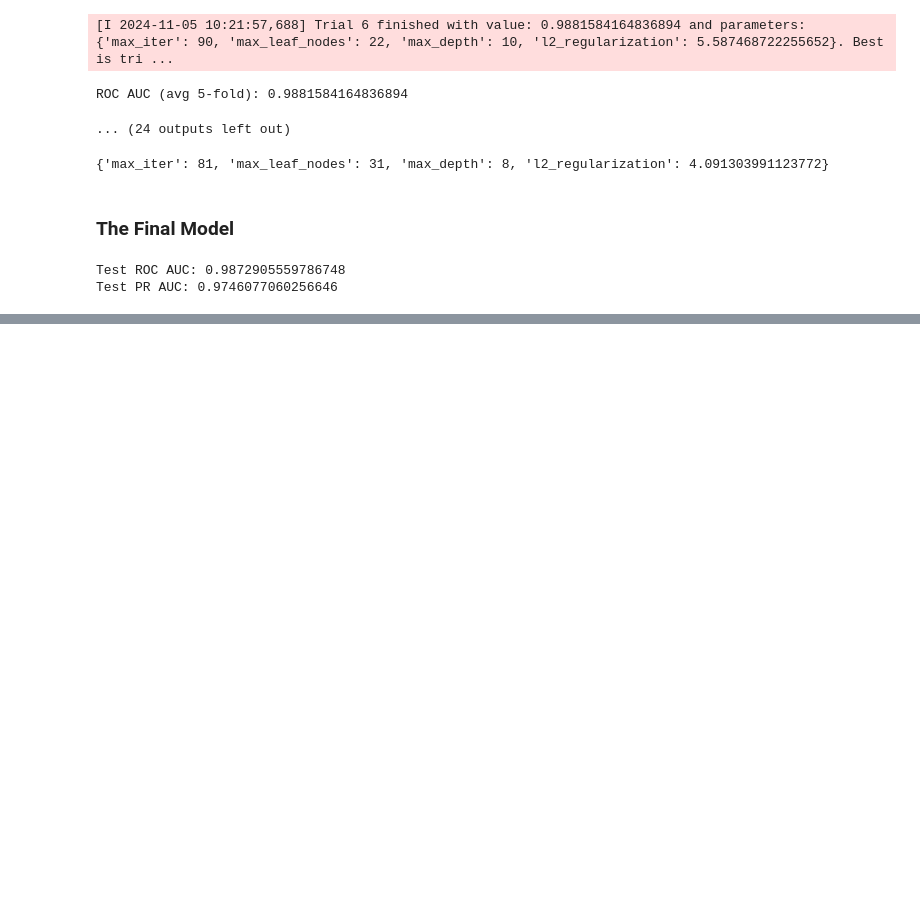
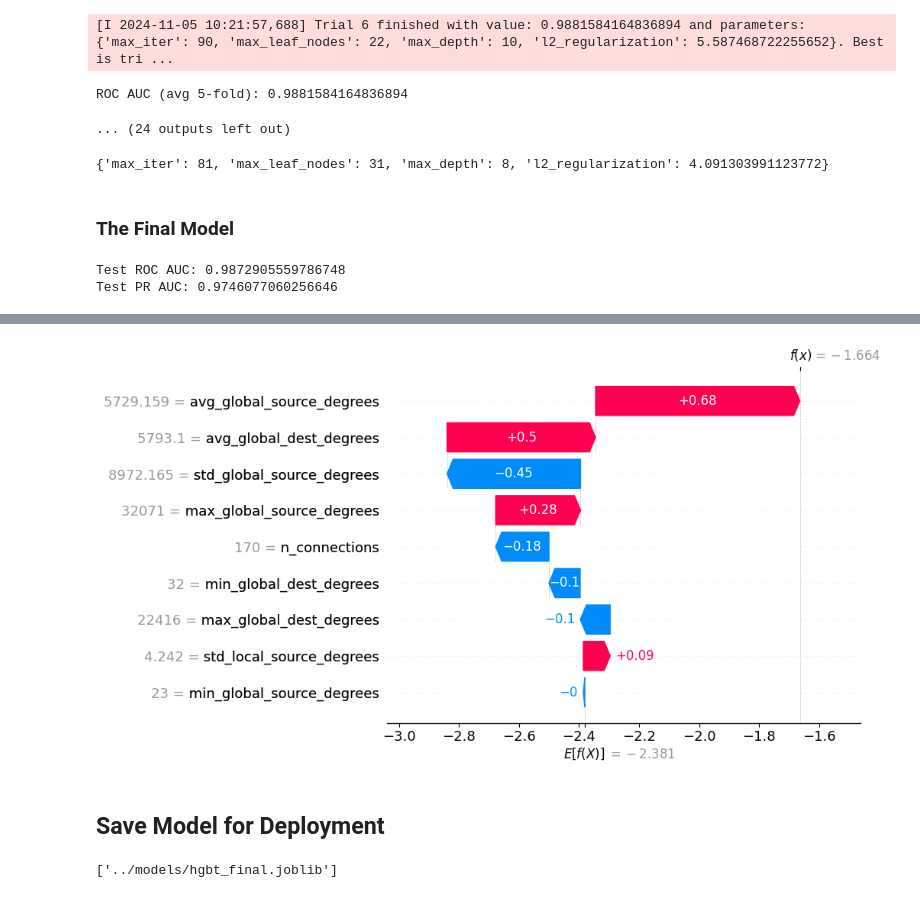
Before and after one commit to HichemJordan/API-Security-Access-anomaly-classification, a Jupyter notebook: notebooks/modelling.ipynb, the cells around one changed output, grey strips where cells are left out. Cells and saved outputs as stored; diff of their text form; code cells hidden in the pictures; blank space fills up the shorter version.

```diff
--- a/notebooks/modelling.ipynb
+++ b/notebooks/modelling.ipynb
@@ -212,0 +252,10 @@ Test PR AUC: 0.9746077060256646
+# %%
+shap.plots.waterfall(shap_values[fns[0]])
+# %% [output]
+[figure, added]
+# %% [markdown]
+## Save Model for Deployment
+# %%
+joblib.dump(best_gbt, '../models/hgbt_final.joblib')
+# %% [output]
+['../models/hgbt_final.joblib']
```
Also changed, not shown: parts of 9 cells of this notebook, 1 other file.
